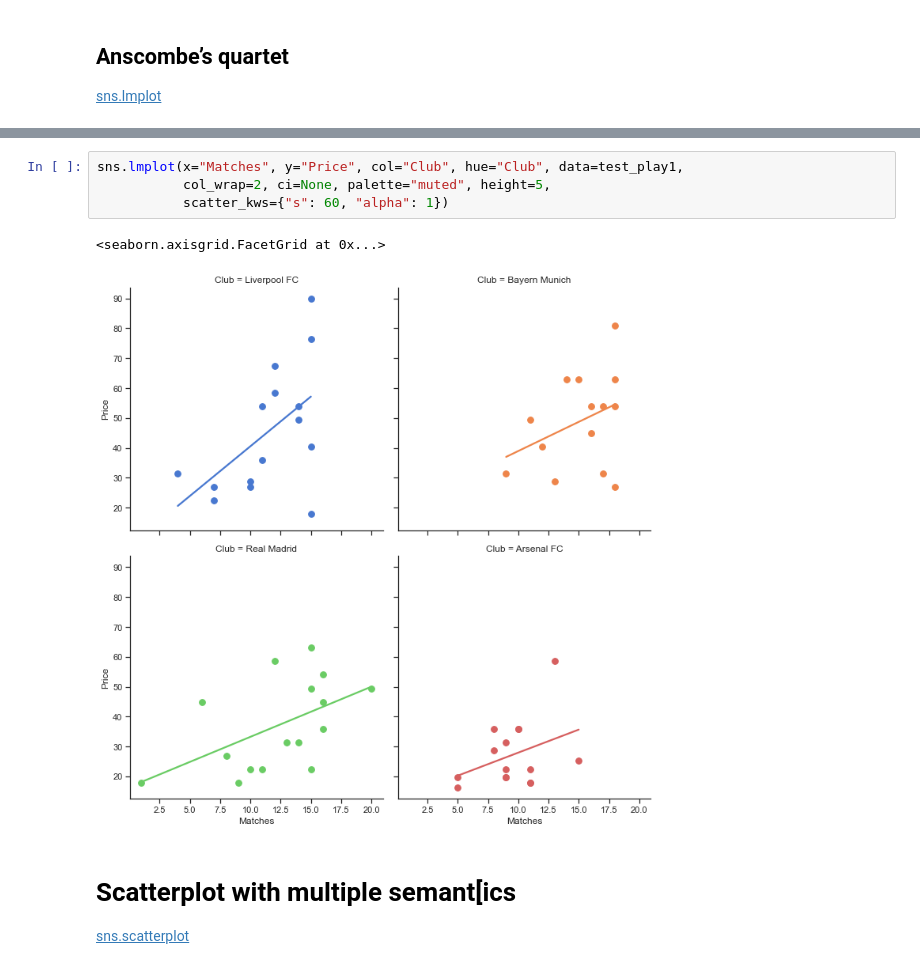
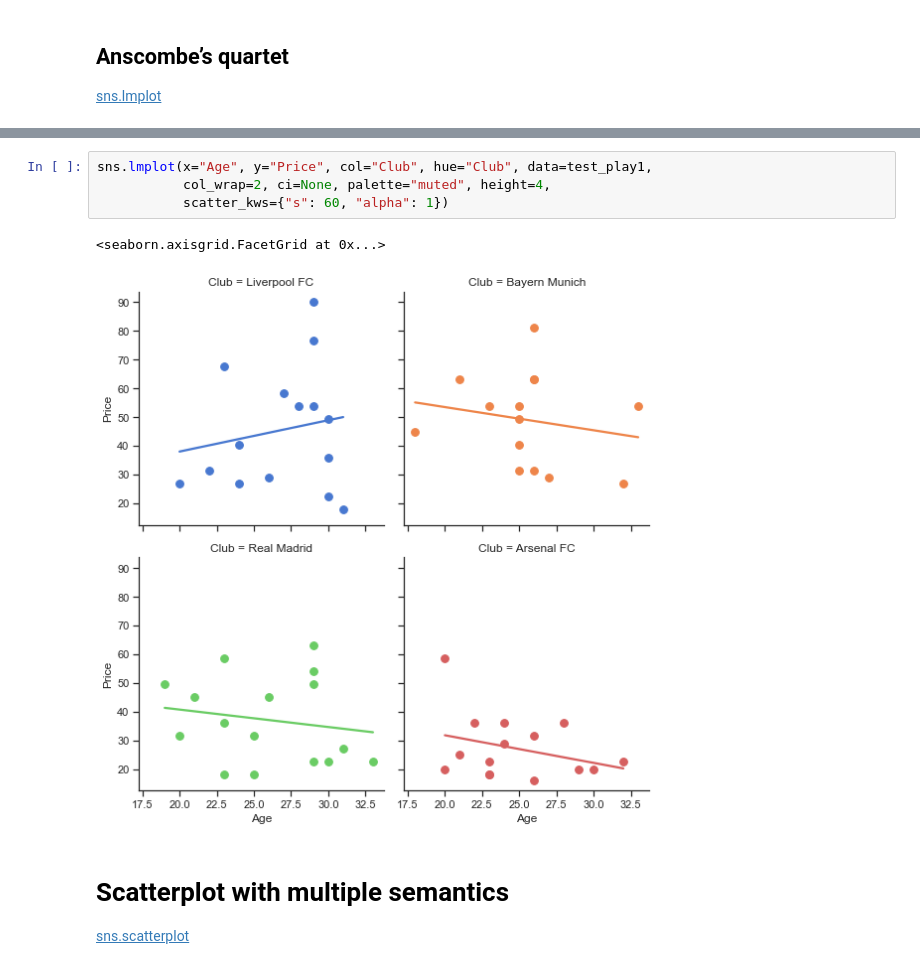
Before and after one commit to l-aleksashka-l/ML, a Jupyter notebook: Stepik/Seaborn.ipynb, the cells around one changed output, grey strips where cells are left out. Saved outputs shown, nothing was run; the diff lists cells and outputs as text.

```diff
--- a/Stepik/Seaborn.ipynb
+++ b/Stepik/Seaborn.ipynb
@@ -34,12 +49,12 @@ sns.lmplot(x="x", y="y", col="dataset", hue="dataset", data=df,
 # %%
-sns.lmplot(x="Matches", y="Price", col="Club", hue="Club", data=test_play1,
-           col_wrap=2, ci=None, palette="muted", height=5,
+sns.lmplot(x="Age", y="Price", col="Club", hue="Club", data=test_play1,
+           col_wrap=2, ci=None, palette="muted", height=4,
            scatter_kws={"s": 60, "alpha": 1})
 # %% [output]
 <seaborn.axisgrid.FacetGrid at 0x...>
-[figure, old version]
+[figure, new version]
 # %% [markdown]
-# Scatterplot with multiple semant[ics
+# Scatterplot with multiple semantics
 [sns.scatterplot](https://seaborn.pydata.org/generated/seaborn.scatterplot.html#seaborn.scatterplot)
 # %%
 sns.set_theme(style="whitegrid")
```
Also changed, not shown: parts of 78 cells of this notebook.
